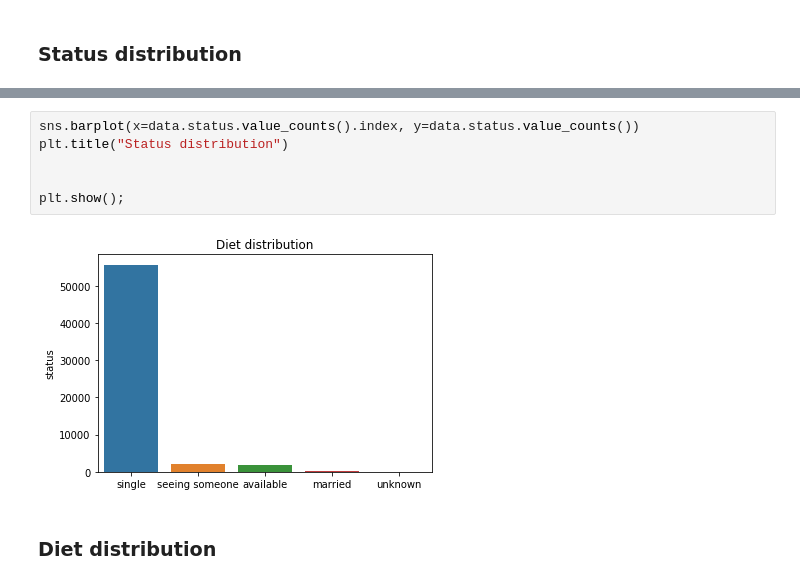
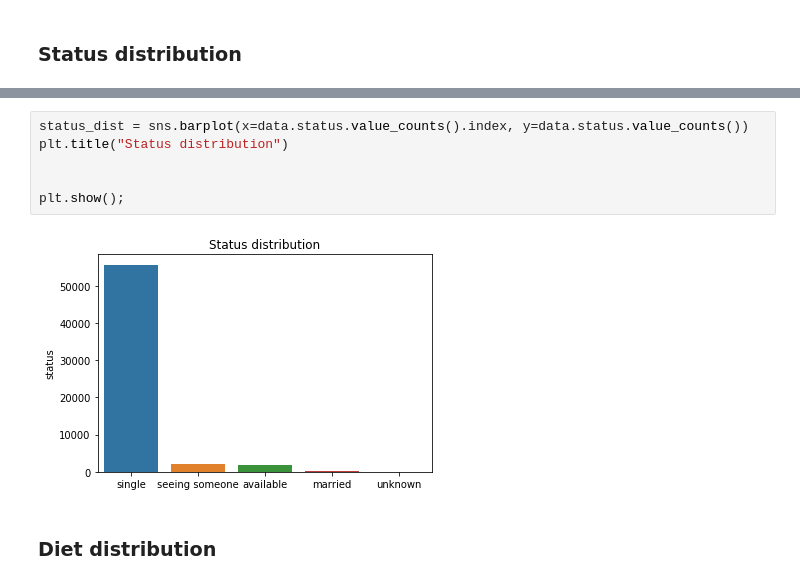
Before and after one commit to Ispanicus/OKCupid, a Jupyter notebook: Exploratory_analysis.ipynb, the cells around one changed output, grey strips where cells are left out. Saved outputs shown, nothing was run; the diff lists cells and outputs as text.

```diff
--- a/Exploratory_analysis.ipynb
+++ b/Exploratory_analysis.ipynb
@@ -128,10 +35,10 @@ plt.show();
 # %%
-sns.barplot(x=data.status.value_counts().index, y=data.status.value_counts())
+status_dist = sns.barplot(x=data.status.value_counts().index, y=data.status.value_counts())
 plt.title("Status distribution")
 
 
 plt.show();
 # %% [output]
-[figure, old version]
+[figure, new version]
 # %% [markdown]
 ### Diet distribution
```
Also changed, not shown: parts of 25 cells of this notebook.
